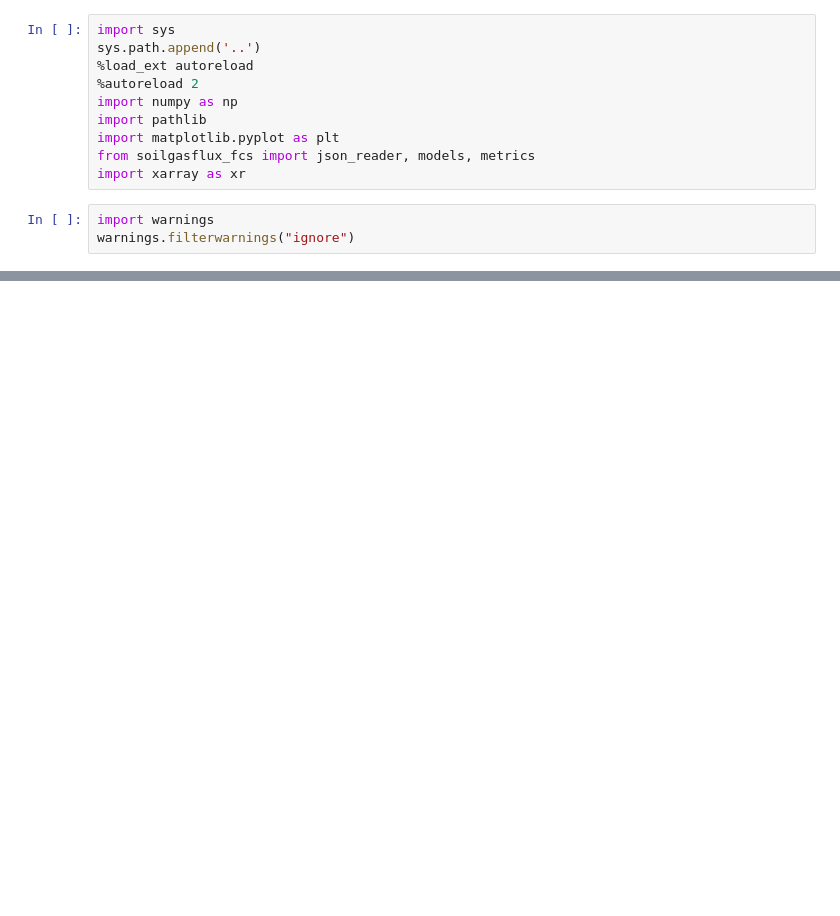
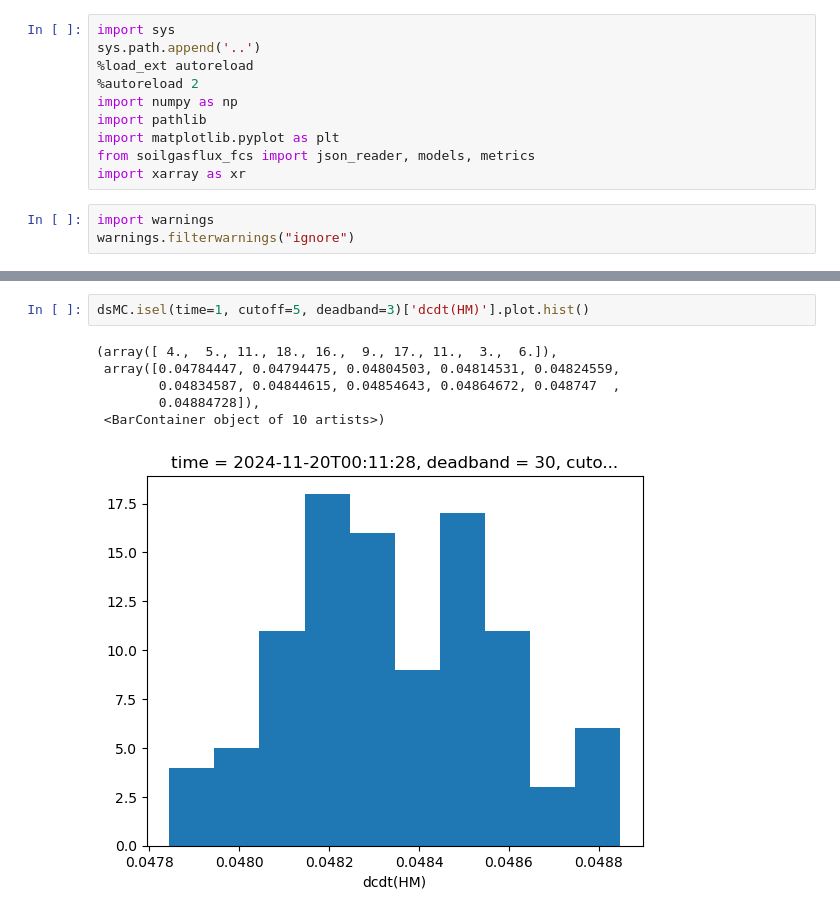
Before and after one commit to alexnaoki/soilgasflux_fcs, a Jupyter notebook: notebooks/analysis_syntheticalMC.ipynb, the cells around one changed output, grey strips where cells are left out. Cells and saved outputs as stored; diff of their text form; blank space fills up the shorter version.

```diff
--- a/notebooks/analysis_syntheticalMC.ipynb
+++ b/notebooks/analysis_syntheticalMC.ipynb
@@ -52,0 +54,9 @@ dsMC.isel(time=1)['dcdt(HM)'].median(dim='MC').plot(vmin=0, vmax=1, ax=ax[1])
+# %%
+dsMC.isel(time=1, cutoff=5, deadband=3)['dcdt(HM)'].plot.hist()
+# %% [output]
+(array([ 4.,  5., 11., 18., 16.,  9., 17., 11.,  3.,  6.]),
+ array([0.04784447, 0.04794475, 0.04804503, 0.04814531, 0.04824559,
+        0.04834587, 0.04844615, 0.04854643, 0.04864672, 0.048747  ,
+        0.04884728]),
+ <BarContainer object of 10 artists>)
+[figure, added]
```
Also changed, not shown: parts of 6 cells of this notebook, 2 other files.
